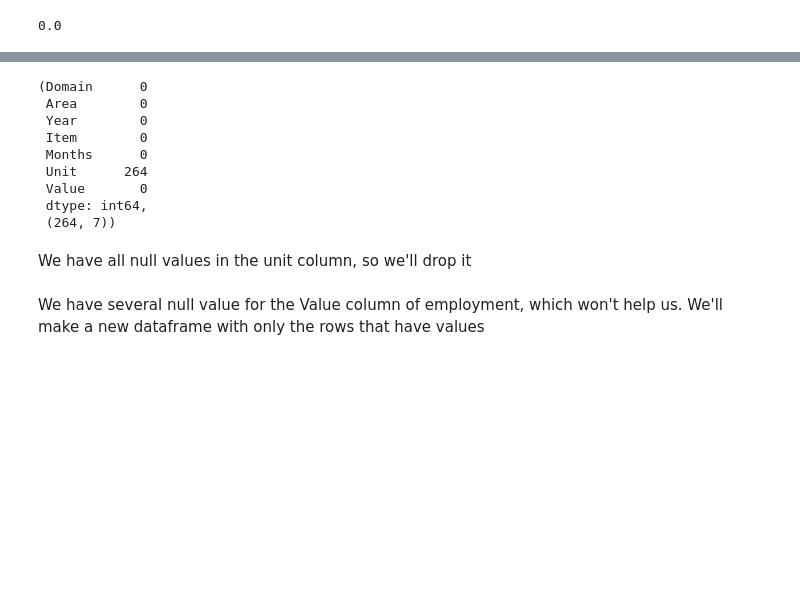
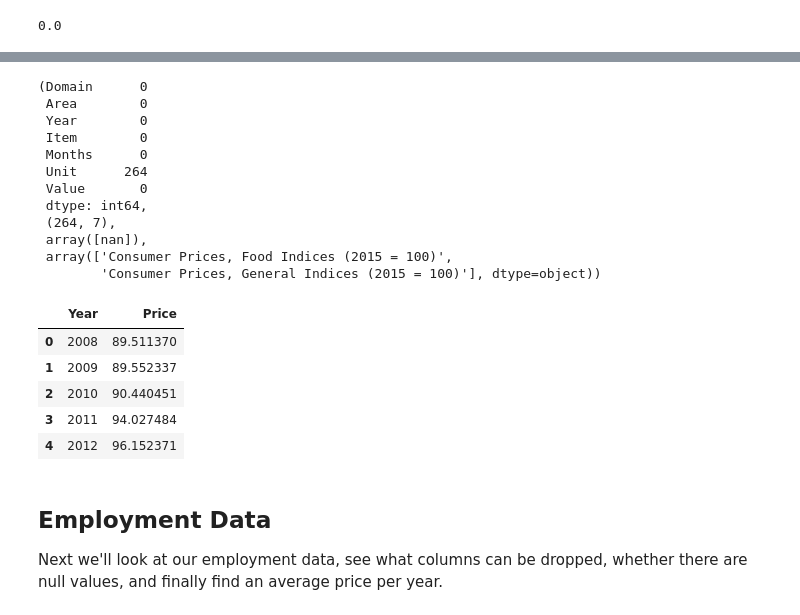
Before and after one commit to arielletannin/Predictors-of-Meat-Consumption, a Jupyter notebook: [Capstone1] Data Wrangling.ipynb, the cells around one changed output, grey strips where cells are left out. Saved outputs shown, nothing was run; the diff lists cells and outputs as text; code cells hidden in the pictures; blank space fills up the shorter version.

```diff
--- a/[Capstone1] Data Wrangling.ipynb
+++ b/[Capstone1] Data Wrangling.ipynb
@@ -179,6 +198,5 @@ pop.head()
 # %%
-price.head()
-price.isna().sum(), price.shape
+price.isna().sum(), price.shape, price.Unit.unique(), price.Item.unique()
 # %% [output]
 (Domain      0
  Area        0
@@ -188,10 +206,24 @@ price.isna().sum(), price.shape
  Unit      264
  Value       0
  dtype: int64,
- (264, 7))
+ (264, 7),
+ array([nan]),
+ array(['Consumer Prices, Food Indices (2015 = 100)',
+        'Consumer Prices, General Indices (2015 = 100)'], dtype=object))
-# %% [markdown]
-We have all null values in the unit column, so we'll drop it
 # %%
-price.drop(labels='Unit', axis=1,inplace=True)
+price.drop(labels=['Unit', 'Item', 'Domain', 'Area'], axis=1,inplace=True)
+# %%
+price_per_year = price.groupby('Year').mean().reset_index()
+price_per_year.rename(columns={'Value':'Price'}, inplace=True)
+# %%
+price_per_year.head()
+# %% [output]
+|  | Year | Price |
+| 0 | 2008 | 89.511370 |
+| 1 | 2009 | 89.552337 |
+| 2 | 2010 | 90.440451 |
+| 3 | 2011 | 94.027484 |
+| 4 | 2012 | 96.152371 |
 # %% [markdown]
-We have several null value for the Value column of employment, which won't help us. We'll make a new dataframe with only the rows that have values
+## Employment Data
+Next we'll look at our employment data, see what columns can be dropped, whether there are null values, and finally find an average price per year.
```
Also changed, not shown: parts of 27 cells of this notebook.
